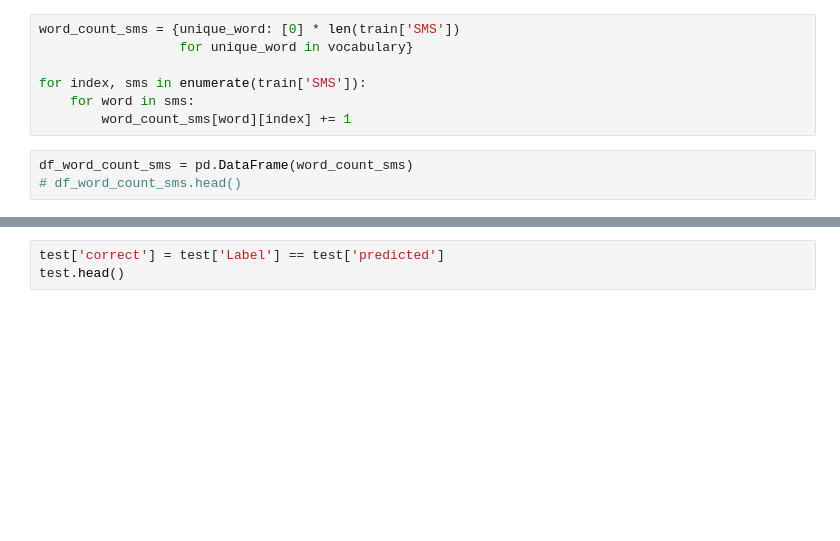
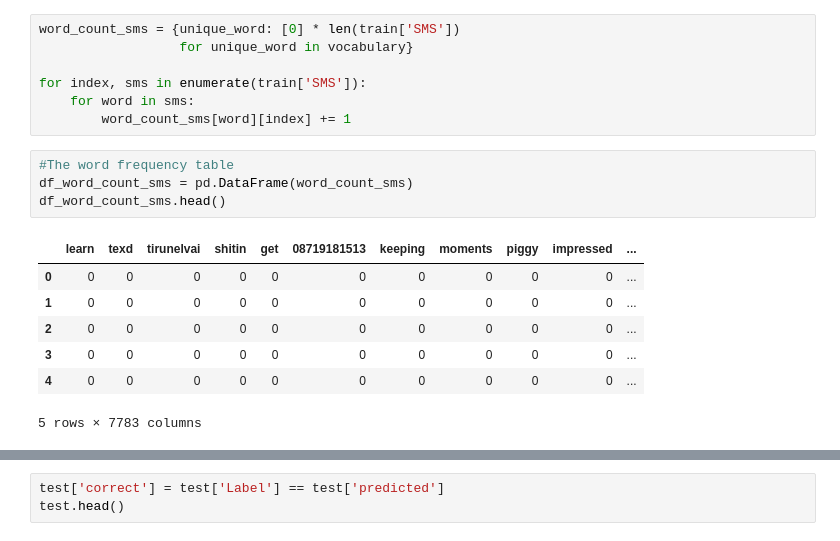
Before and after one commit to PeterZelinka/First-repository, a Jupyter notebook: Code.ipynb, the cells around one changed output, grey strips where cells are left out. Drawn from its saved outputs; the diff is of its cells as text; blank space fills up the shorter version.

```diff
--- a/Code.ipynb
+++ b/Code.ipynb
@@ -94,7 +117,16 @@ for index, sms in enumerate(train['SMS']):
     for word in sms:
         word_count_sms[word][index] += 1
 # %%
+#The word frequency table
 df_word_count_sms = pd.DataFrame(word_count_sms)
-# df_word_count_sms.head()
+df_word_count_sms.head()
+# %% [output]
+|  | learn | texd | tirunelvai | shitin | get | 08719181513 | keeping | moments | piggy | impressed | ... |
+| 0 | 0 | 0 | 0 | 0 | 0 | 0 | 0 | 0 | 0 | 0 | ... |
+| 1 | 0 | 0 | 0 | 0 | 0 | 0 | 0 | 0 | 0 | 0 | ... |
+| 2 | 0 | 0 | 0 | 0 | 0 | 0 | 0 | 0 | 0 | 0 | ... |
+| 3 | 0 | 0 | 0 | 0 | 0 | 0 | 0 | 0 | 0 | 0 | ... |
+| 4 | 0 | 0 | 0 | 0 | 0 | 0 | 0 | 0 | 0 | 0 | ... |
+5 rows × 7783 columns
 # %%
 train_clean = pd.concat([train, df_word_count_sms], axis = 1)
```
Also changed, not shown: parts of 28 cells of this notebook.
